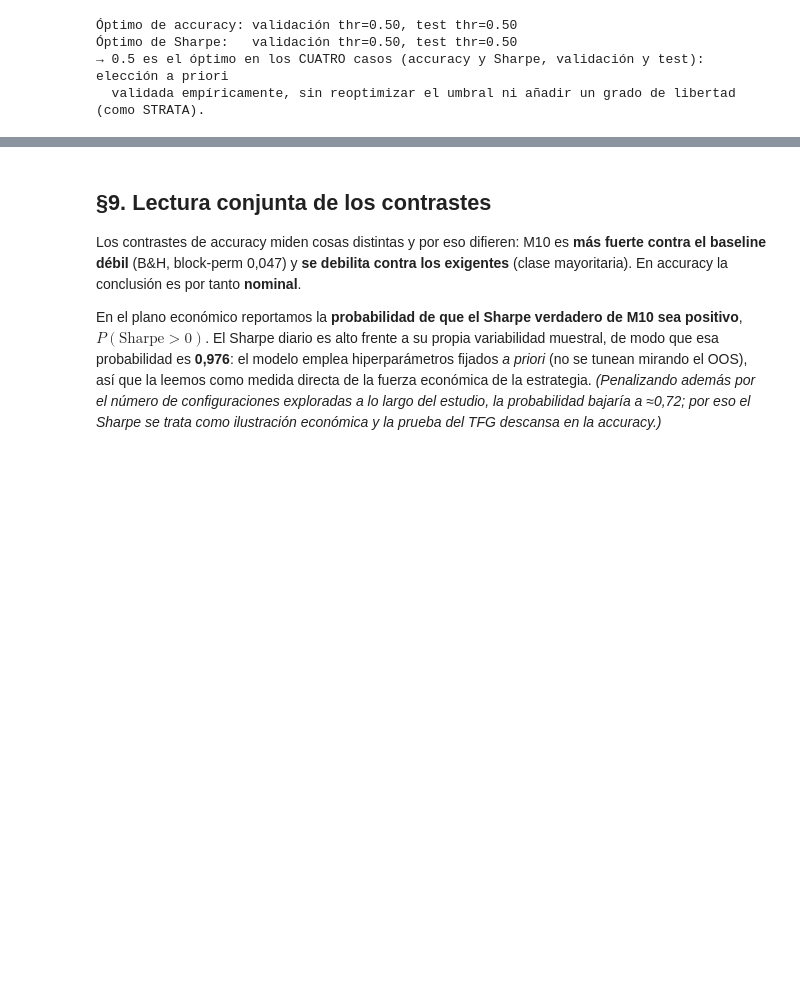
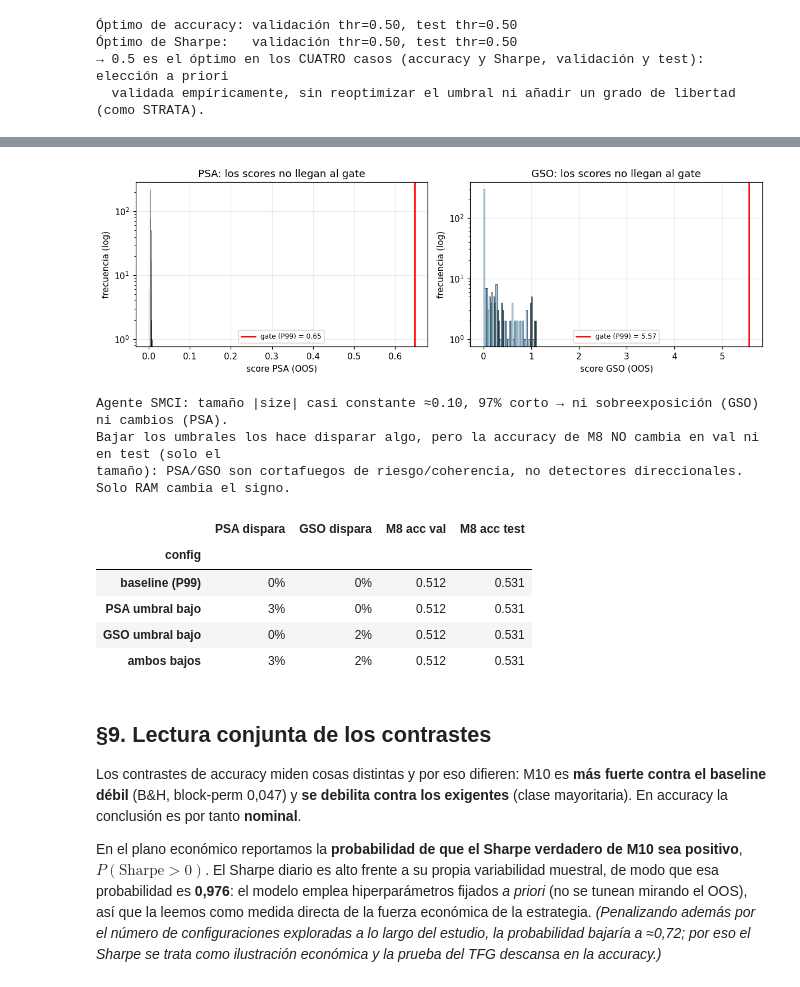
Before and after one commit to RaquelGarciah/Real-time-statistical-supervision-of-an-AI-trading-agent, a Jupyter notebook: notebooks/STRATA_SMCI.ipynb, the cells around one changed output, grey strips where cells are left out. Saved outputs shown, nothing was run; the diff lists cells and outputs as text; code cells hidden in the pictures; blank space fills up the shorter version.

```diff
--- a/notebooks/STRATA_SMCI.ipynb
+++ b/notebooks/STRATA_SMCI.ipynb
@@ -1234,3 +1252,67 @@ else:
+# %%
+# --- Por qué PSA/GSO no se activan + barrido de umbrales (M8 acc invariante en val/test) ---
+from strata.strata import StrataSupervisor
+_ag = wf.load_agent(TICKER)
+_thr = json.load(open(CACHE_MODELS_DIR / "strata_thresholds.json"))
+
+
+def _m8_master(psa_thr, gso_thr):
+    sup = StrataSupervisor(mode="override", override_variant="C", gso_mode="absolute", psa_signal="cp_prob",
+                           psa_hazard=config.BOCPD_HAZARD, ram_thresholds=wf.RAM_THRESHOLDS,
+                           psa_thresholds=psa_thr, gso_thresholds=gso_thr)
+    rows, hist = [], []
+    for t in sorted(_ag):
+        if t not in gamma.index or t not in sigma.index:
+            continue
+        a = _ag[t]; hist.append(a.size); gg = gamma.loc[t]
+        msr = {"regime": {"calm_prob": float(gg["Calma"]), "stress_prob": float(gg["Estrés"]),
+                          "crisis_prob": float(gg["Crisis"]), "viterbi_state": int(np.argmax(gg.values))},
+               "garch_vol_annualized": float(sigma.loc[t])}
+        d = sup.supervise(a, msr, hist)
+        rows.append({"date": t, "final": d.final_size,
+                     "psa": d.detectors["psa"].severity in ("medium", "high"),
+                     "gso": d.detectors["gso"].severity in ("medium", "high")})
+    mm = pd.DataFrame(rows).set_index("date"); mm["rn"] = oos_ret.shift(-1).reindex(mm.index)
+    return mm[mm["rn"].notna() & (np.sign(mm["rn"]) != 0)]
+
+
+configs = {"baseline (P99)": (None, None),
+           "PSA umbral bajo": ((0.0049, 0.0056, 0.0087), None),
+           "GSO umbral bajo": (None, (0.42, 1.0, 1.72)),
+           "ambos bajos": ((0.0049, 0.0056, 0.0087), (0.42, 1.0, 1.72))}
+rows = []
+for name, (pt, gt) in configs.items():
+    mm = _m8_master(pt, gt); k = int(len(mm) * 0.6)
+    accv = float((np.sign(mm["final"].iloc[:k]) == np.sign(mm["rn"].iloc[:k])).mean())
+    acct = float((np.sign(mm["final"].iloc[k:]) == np.sign(mm["rn"].iloc[k:])).mean())
+    rows.append({"config": name, "PSA dispara": f"{mm['psa'].mean():.0%}", "GSO dispara": f"{mm['gso'].mean():.0%}",
+                 "M8 acc val": round(accv, 3), "M8 acc test": round(acct, 3)})
+psa_gso_tab = pd.DataFrame(rows).set_index("config")
+
+fig, ax = plt.subplots(1, 2, figsize=(11, 3.6))
+for a, col, lbl in [(ax[0], "psa_score", "psa"), (ax[1], "gso_score", "gso")]:
+    s = m[col].dropna()
+    a.hist(s, bins=40, color="#9ecae1", edgecolor="black", lw=0.4); a.set_yscale("log")
+    p99 = _thr[lbl]["score_distribution"]["p99"]
+    a.axvline(p99, color="red", lw=1.8, label=f"gate (P99) = {p99:.2f}")
+    a.set_xlabel(f"score {lbl.upper()} (OOS)"); a.set_ylabel("frecuencia (log)")
+    a.set_title(f"{lbl.upper()}: los scores no llegan al gate"); a.legend(fontsize=8)
+plt.tight_layout(); plt.show()
+print("Agente SMCI: tamaño |size| casi constante ≈0.10, 97% corto → ni sobreexposición (GSO) ni cambios (PSA).")
+print("Bajar los umbrales los hace disparar algo, pero la accuracy de M8 NO cambia en val ni en test (solo el")
+print("tamaño): PSA/GSO son cortafuegos de riesgo/coherencia, no detectores direccionales. Solo RAM cambia el signo.")
+psa_gso_tab
+# %% [output]
+[figure, added]
+Agente SMCI: tamaño |size| casi constante ≈0.10, 97% corto → ni sobreexposición (GSO) ni cambios (PSA).
+Bajar los umbrales los hace disparar algo, pero la accuracy de M8 NO cambia en val ni en test (solo el
+tamaño): PSA/GSO son cortafuegos de riesgo/coherencia, no detectores direccionales. Solo RAM cambia el signo.
+|  | PSA dispara | GSO dispara | M8 acc val | M8 acc test |
+| config |  |  |  |  |
+| baseline (P99) | 0% | 0% | 0.512 | 0.531 |
+| PSA umbral bajo | 3% | 0% | 0.512 | 0.531 |
+| GSO umbral bajo | 0% | 2% | 0.512 | 0.531 |
+| ambos bajos | 3% | 2% | 0.512 | 0.531 |
 # %% [markdown]
 ## §9. Lectura conjunta de los contrastes
 
```
Also changed, not shown: parts of 1 cell of this notebook, 1 other file.
